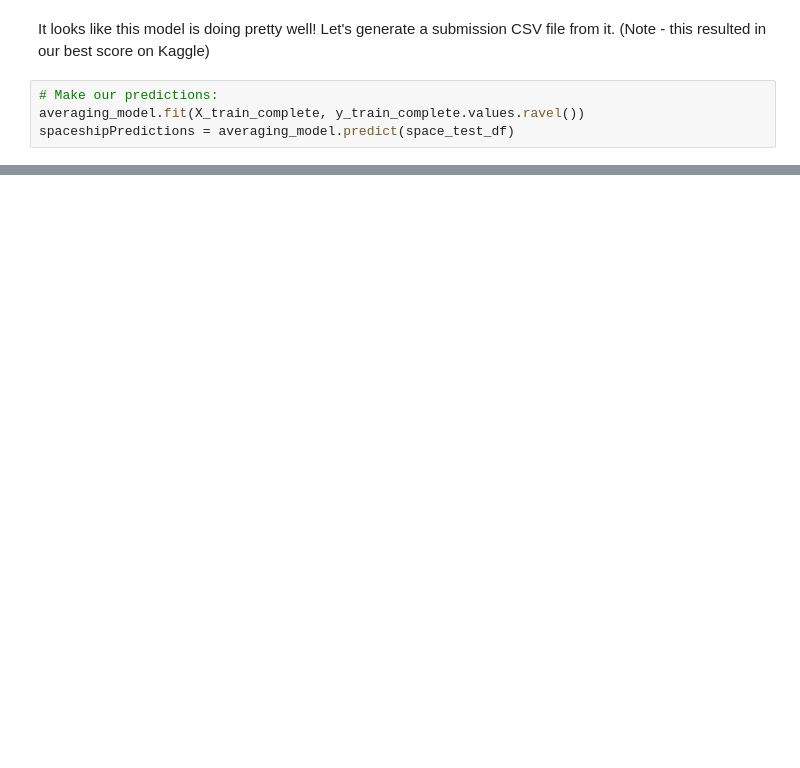
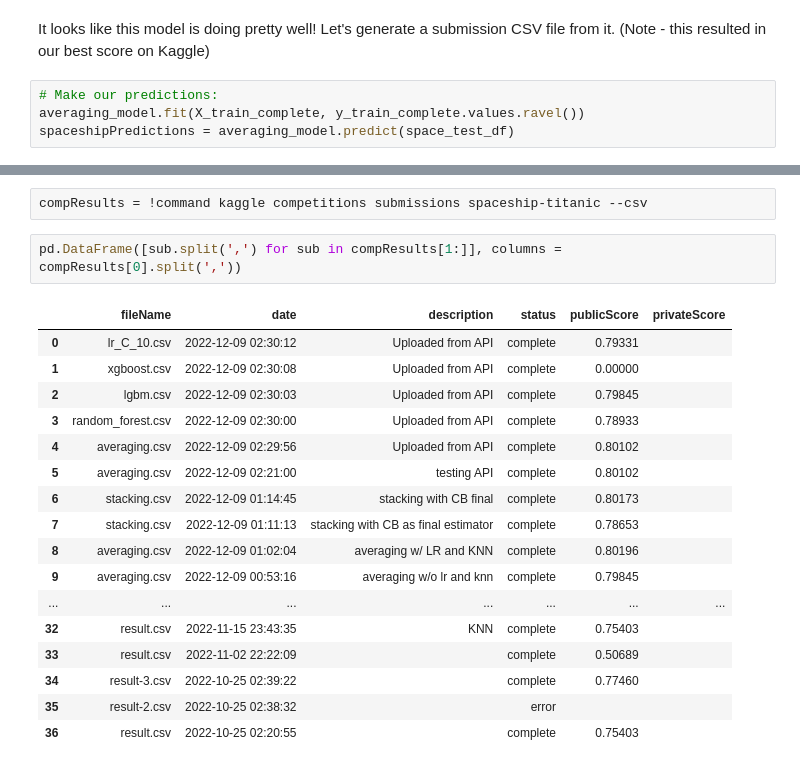
Before and after one commit to aaron-bruner/ECE-4420-Project, a Jupyter notebook: master-ece4420.ipynb, the cells around one changed output, grey strips where cells are left out. Drawn from its saved outputs; the diff is of its cells as text; blank space fills up the shorter version.

```diff
--- a/master-ece4420.ipynb
+++ b/master-ece4420.ipynb
@@ -590,0 +694,22 @@ df
+# %%
+compResults = !command kaggle competitions submissions spaceship-titanic --csv
+# %%
+pd.DataFrame([sub.split(',') for sub in compResults[1:]], columns = compResults[0].split(','))
+# %% [output]
+|  | fileName | date | description | status | publicScore | privateScore |
+| 0 | lr_C_10.csv | 2022-12-09 02:30:12 | Uploaded from API | complete | 0.79331 |  |
+| 1 | xgboost.csv | 2022-12-09 02:30:08 | Uploaded from API | complete | 0.00000 |  |
+| 2 | lgbm.csv | 2022-12-09 02:30:03 | Uploaded from API | complete | 0.79845 |  |
+| 3 | random_forest.csv | 2022-12-09 02:30:00 | Uploaded from API | complete | 0.78933 |  |
+| 4 | averaging.csv | 2022-12-09 02:29:56 | Uploaded from API | complete | 0.80102 |  |
+| 5 | averaging.csv | 2022-12-09 02:21:00 | testing API | complete | 0.80102 |  |
+| 6 | stacking.csv | 2022-12-09 01:14:45 | stacking with CB final | complete | 0.80173 |  |
+| 7 | stacking.csv | 2022-12-09 01:11:13 | stacking with CB as final estimator | complete | 0.78653 |  |
+| 8 | averaging.csv | 2022-12-09 01:02:04 | averaging w/ LR and KNN | complete | 0.80196 |  |
+| 9 | averaging.csv | 2022-12-09 00:53:16 | averaging w/o lr and knn | complete | 0.79845 |  |
+| ... | ... | ... | ... | ... | ... | ... |
+| 32 | result.csv | 2022-11-15 23:43:35 | KNN | complete | 0.75403 |  |
+| 33 | result.csv | 2022-11-02 22:22:09 |  | complete | 0.50689 |  |
+| 34 | result-3.csv | 2022-10-25 02:39:22 |  | complete | 0.77460 |  |
+| 35 | result-2.csv | 2022-10-25 02:38:32 |  | error |  |  |
+| 36 | result.csv | 2022-10-25 02:20:55 |  | complete | 0.75403 |  |
```
Also changed, not shown: parts of 39 cells of this notebook, 8 other files.
